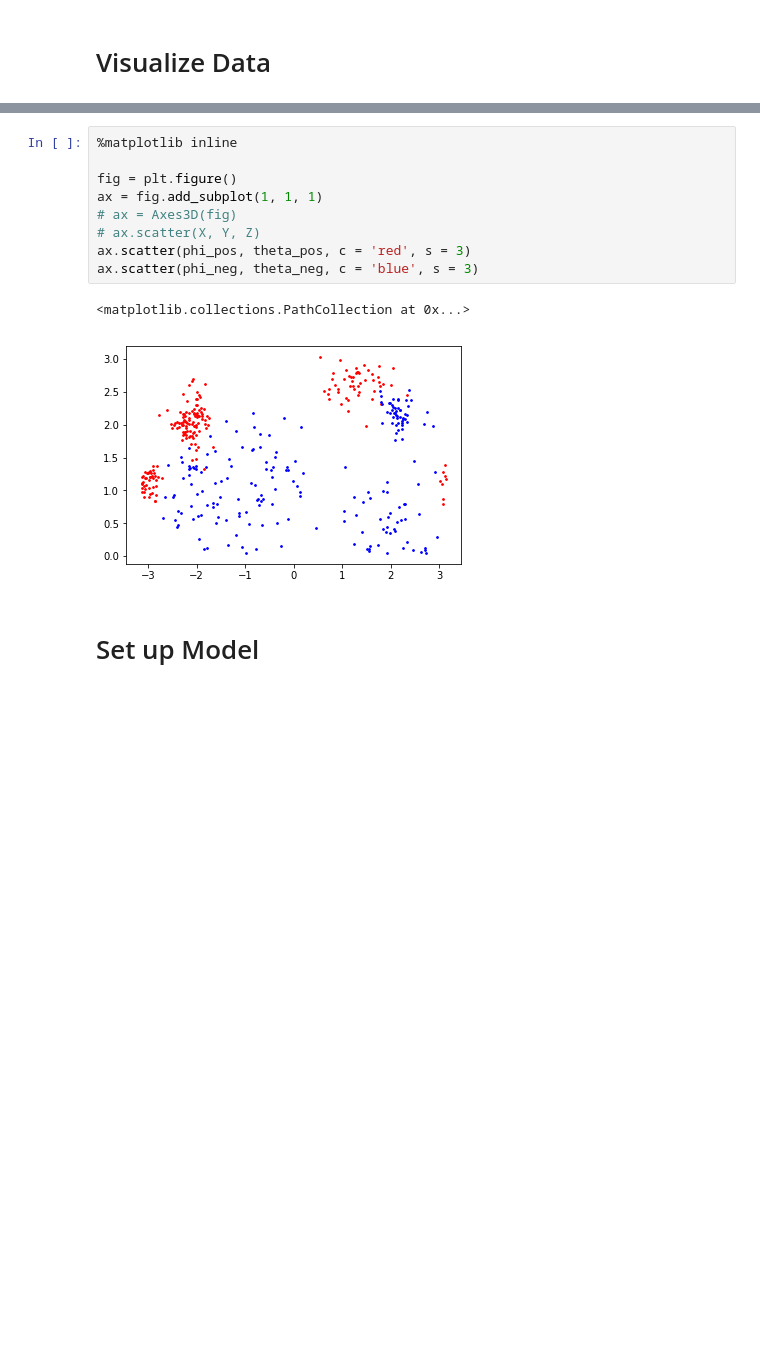
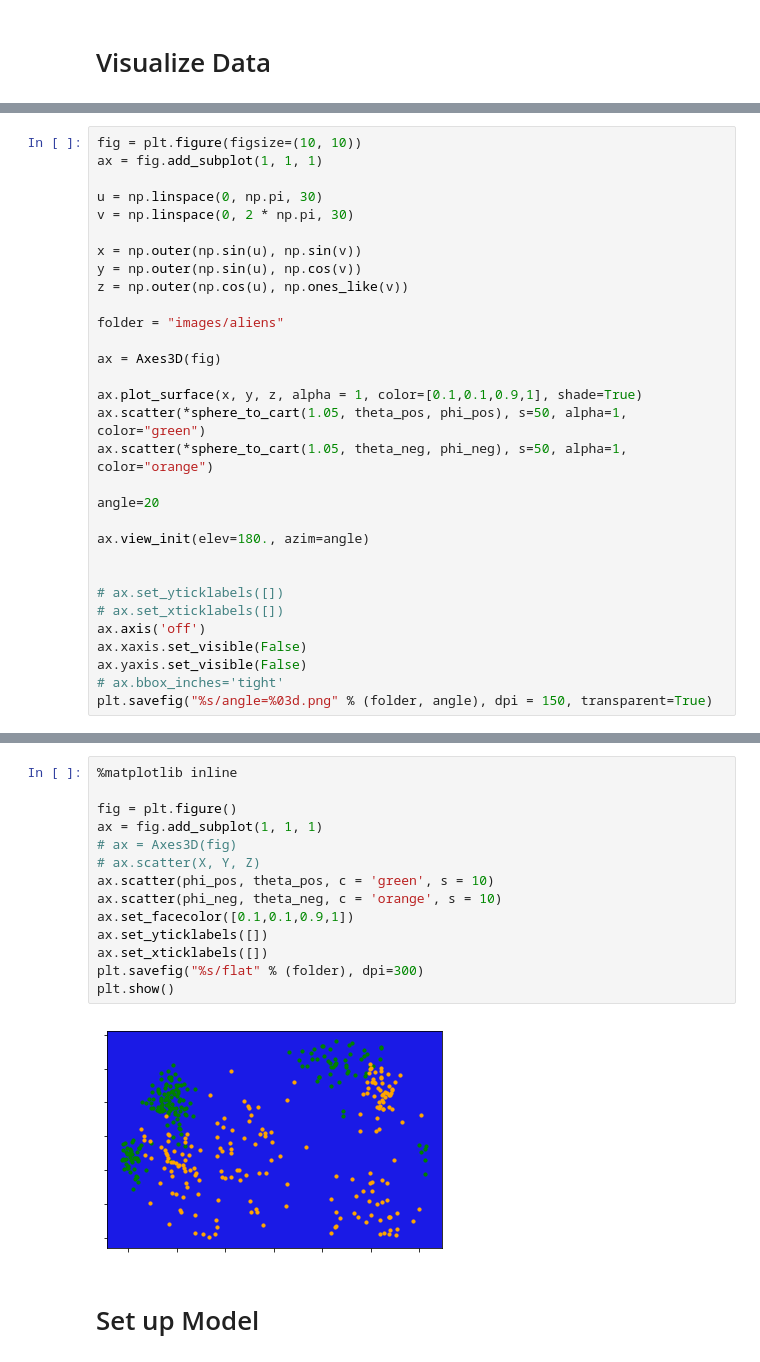
Before and after one commit to chrismbryant/anchor-vector-optimization, a Jupyter notebook: anchors_binary_clean.ipynb, the cells around one changed output, grey strips where cells are left out. Saved outputs shown, nothing was run; the diff lists cells and outputs as text; blank space fills up the shorter version.

```diff
--- a/anchors_binary_clean.ipynb
+++ b/anchors_binary_clean.ipynb
@@ -290,0 +310,31 @@ plt.show()
+# %%
+fig = plt.figure(figsize=(10, 10))
+ax = fig.add_subplot(1, 1, 1)
+
+u = np.linspace(0, np.pi, 30)
+v = np.linspace(0, 2 * np.pi, 30)
+
+x = np.outer(np.sin(u), np.sin(v))
+y = np.outer(np.sin(u), np.cos(v))
+z = np.outer(np.cos(u), np.ones_like(v))
+
+folder = "images/aliens"
+
+ax = Axes3D(fig)
+
+ax.plot_surface(x, y, z, alpha = 1, color=[0.1,0.1,0.9,1], shade=True)
+ax.scatter(*sphere_to_cart(1.05, theta_pos, phi_pos), s=50, alpha=1, color="green")
+ax.scatter(*sphere_to_cart(1.05, theta_neg, phi_neg), s=50, alpha=1, color="orange")
+
+angle=20
+
+ax.view_init(elev=180., azim=angle)
+
+
+# ax.set_yticklabels([])
+# ax.set_xticklabels([])
+ax.axis('off')
+ax.xaxis.set_visible(False)
+ax.yaxis.set_visible(False)
+# ax.bbox_inches='tight'
+plt.savefig("%s/angle=%03d.png" % (folder, angle), dpi = 150, transparent=True)
@@ -291,15 +343,19 @@ plt.show()
 # %%
 %matplotlib inline
 
 fig = plt.figure()
 ax = fig.add_subplot(1, 1, 1)
 # ax = Axes3D(fig)
 # ax.scatter(X, Y, Z)
-ax.scatter(phi_pos, theta_pos, c = 'red', s = 3)
-ax.scatter(phi_neg, theta_neg, c = 'blue', s = 3)
+ax.scatter(phi_pos, theta_pos, c = 'green', s = 10)
+ax.scatter(phi_neg, theta_neg, c = 'orange', s = 10)
+ax.set_facecolor([0.1,0.1,0.9,1])
+ax.set_yticklabels([])
+ax.set_xticklabels([])
+plt.savefig("%s/flat" % (folder), dpi=300)
+plt.show()
 # %% [output]
-<matplotlib.collections.PathCollection at 0x...>
-[figure, old version]
+[figure, new version]
 # %% [markdown]
 # Set up Model
 # %%
```
Also changed, not shown: parts of 3 cells of this notebook, 2 other files.
